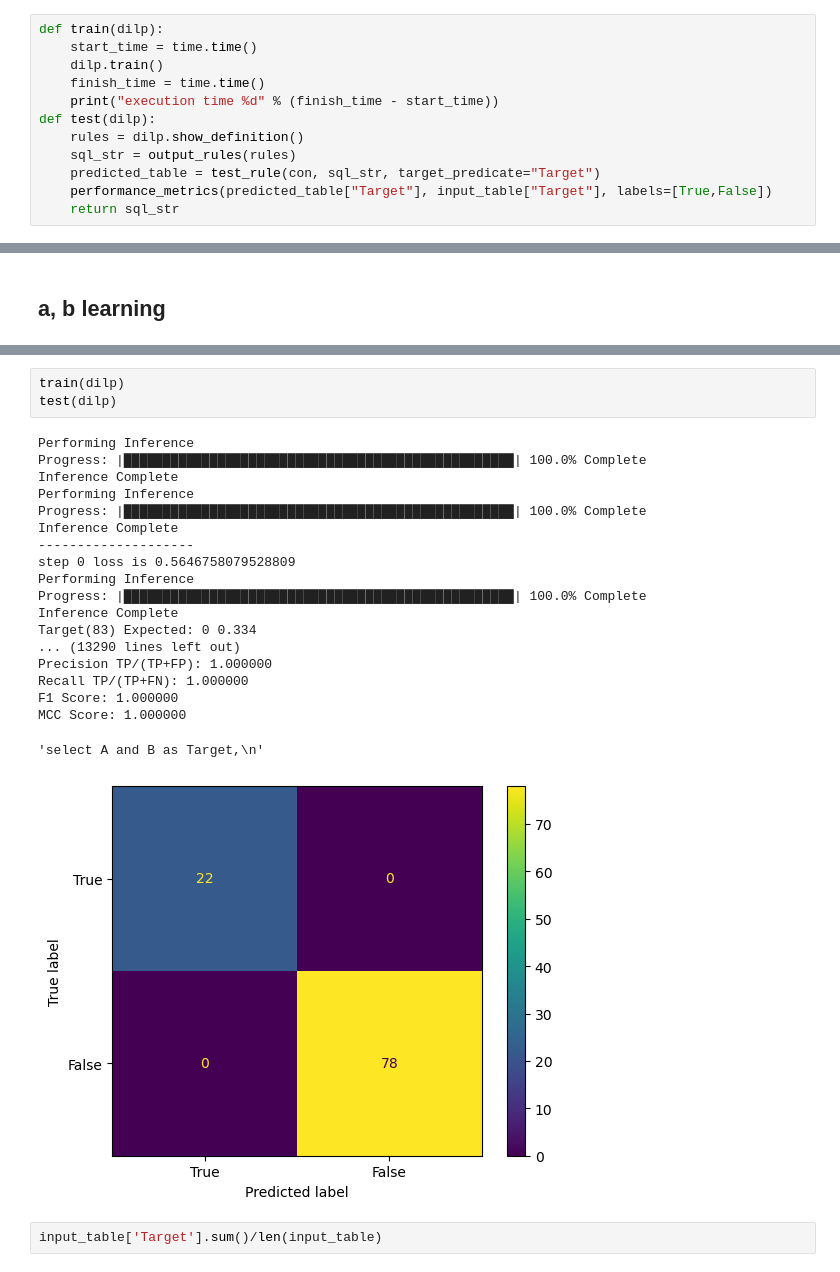
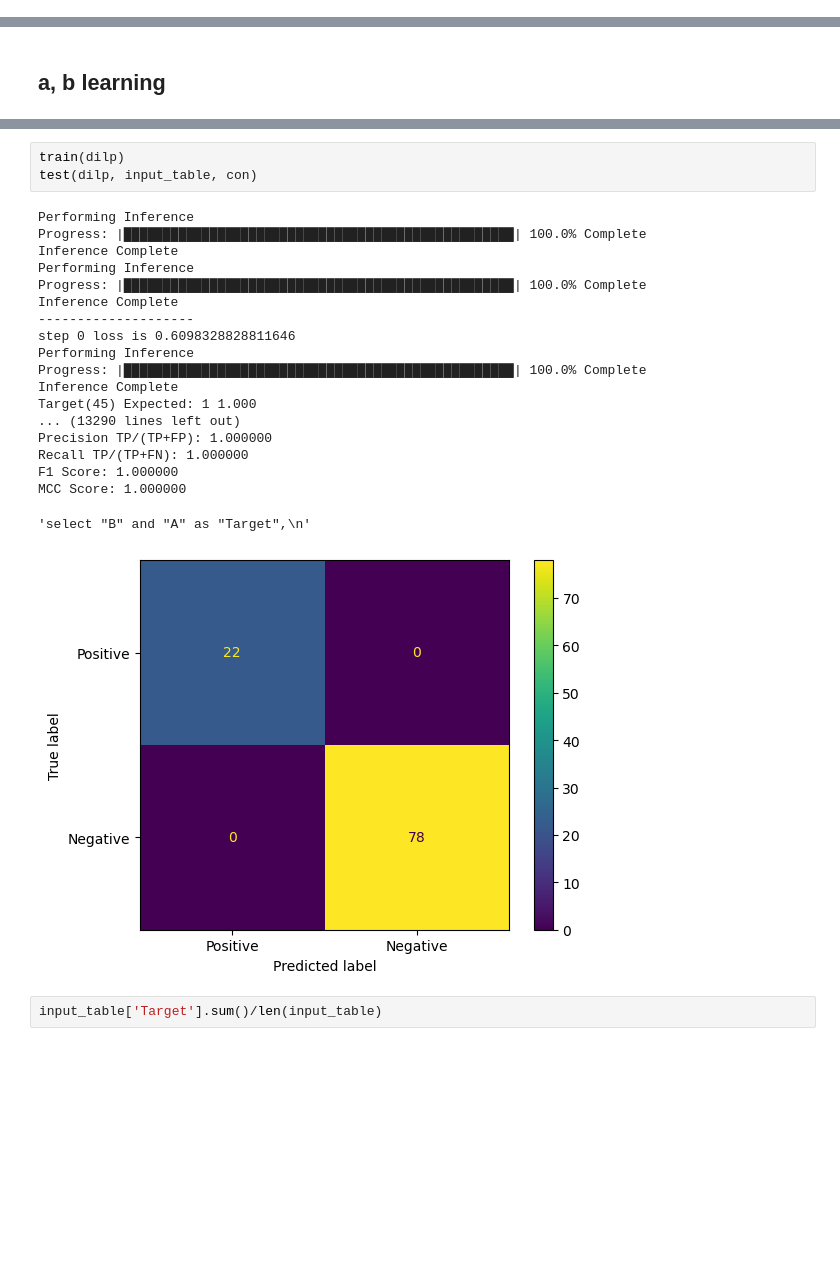
Before and after one commit to wolfbrr/ThesisDS, a Jupyter notebook: DILP/test_AB.ipynb, the cells around one changed output, grey strips where cells are left out. Saved outputs shown, nothing was run; the diff lists cells and outputs as text; blank space fills up the shorter version.

Commit message:
adding tests based on facts from CART, moving test/train to utils

```diff
--- a/DILP/test_AB.ipynb
+++ b/DILP/test_AB.ipynb
@@ -31,18 +26,6 @@ con.execute("PRAGMA threads=2")
 con.execute("PRAGMA enable_object_cache")
 # %% [output]
 <duckdb.duckdb.DuckDBPyConnection at 0x...>
-# %%
-def train(dilp):
-    start_time = time.time()
-    dilp.train()
-    finish_time = time.time()
-    print("execution time %d" % (finish_time - start_time))
-def test(dilp):
-    rules = dilp.show_definition()
-    sql_str = output_rules(rules)
-    predicted_table = test_rule(con, sql_str, target_predicate="Target")
-    performance_metrics(predicted_table["Target"], input_table["Target"], labels=[True,False])
-    return sql_str
 # %% [markdown]
 ## Rule template
  Rule_Template(v: int, allow_intensional: bool):
@@ -100,26 +83,26 @@ None
 # %%
 train(dilp)
-test(dilp)
+test(dilp, input_table, con)
 # %% [output]
 Performing Inference
 Progress: |██████████████████████████████████████████████████| 100.0% Complete
 Inference Complete
 Performing Inference
 Progress: |██████████████████████████████████████████████████| 100.0% Complete
 Inference Complete
 --------------------
-step 0 loss is 0.5646758079528809
+step 0 loss is 0.6098328828811646
 Performing Inference
 Progress: |██████████████████████████████████████████████████| 100.0% Complete
 Inference Complete
-Target(83) Expected: 0 0.334
+Target(45) Expected: 1 1.000
 ... (13290 lines left out)
 Precision TP/(TP+FP): 1.000000
 Recall TP/(TP+FN): 1.000000
 F1 Score: 1.000000
 MCC Score: 1.000000
-'select A and B as Target,\n'
+'select "B" and "A" as "Target",\n'
-[figure, old version]
+[figure, new version]
 # %%
 input_table['Target'].sum()/len(input_table)
 # %% [output]
```
Also changed, not shown: parts of 6 cells of this notebook, 14 other files.
